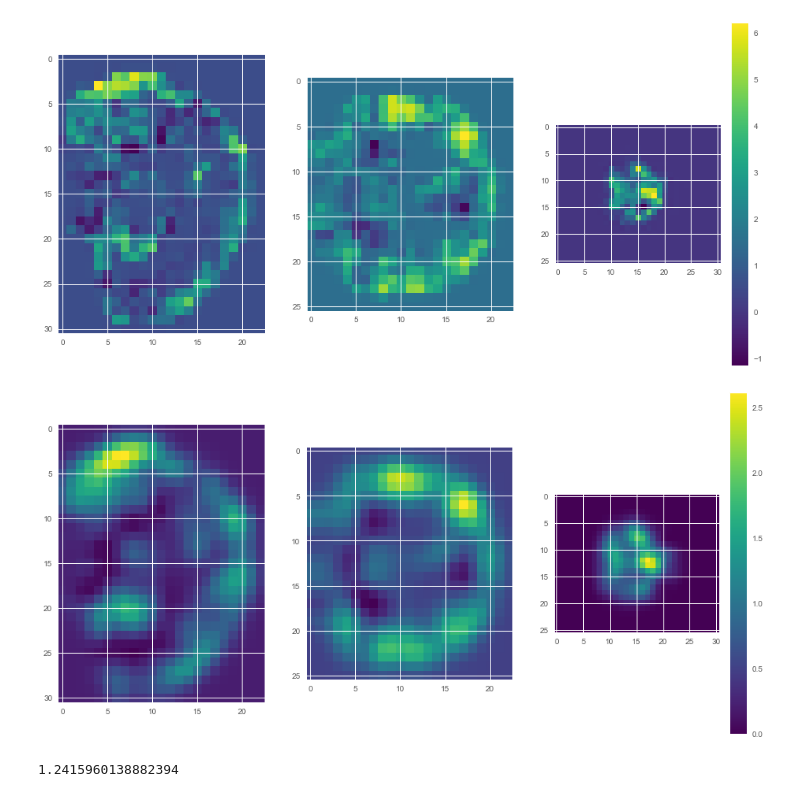
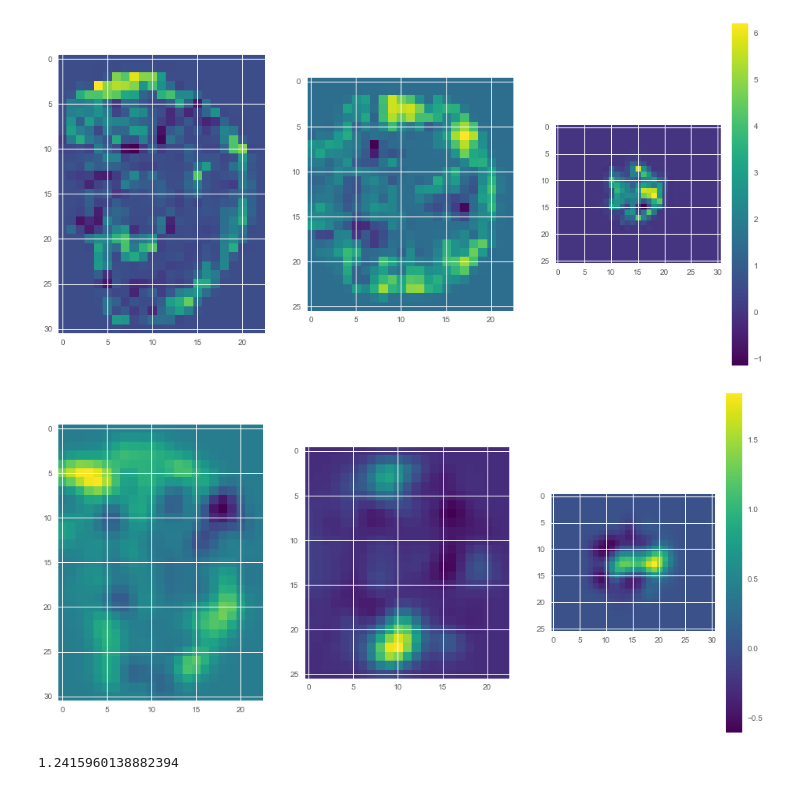
Before and after one commit to WesleyyC/fMRI-classification, a Jupyter notebook: data_preprocess_analyze/Data_Analyze_Wes.ipynb, the cells around one changed output. Drawn from its saved outputs; the diff is of its cells as text; code cells hidden in the pictures.

```diff
--- a/data_preprocess_analyze/Data_Analyze_Wes.ipynb
+++ b/data_preprocess_analyze/Data_Analyze_Wes.ipynb
@@ -91,38 +91,39 @@ def normalized_data(images):
     normed = np.zeros(images.shape)
     for idx, image in enumerate(images):
         normed[idx] = gaussian_filter(image, sigma=1)
+        np.multiply(normed[idx], (normed[idx] > np.percentile(normed[idx].flatten(), 90)))
     return normed
 
 normalized_train_X = normalized_data(train_X)
 # %%
 def plot_shape(image, dimension_0, dimension_1, dimension_2):
 
     plt.figure(figsize=(16,8))
 
     cmap = 'viridis'
 
     plt.subplot(1, 3, 1)
     plt.imshow(image[dimension_0,:,:],cmap=cmap)
 
     plt.subplot(1, 3, 2)
     plt.imshow(image[:,dimension_1,:],cmap=cmap)
 
     plt.subplot(1, 3, 3)
     plt.imshow(image[:,:,dimension_2],cmap=cmap)
 
     plt.colorbar()
 
     plt.show()
 
-sample_no = 100
+sample_no = 10
 dimension_0 = 10
 dimension_1 = 12
 dimension_2 = 20
 
 image = normalized_train_X[sample_no]
 plot_shape(image, dimension_0, dimension_1, dimension_2)
 # %% [output]
-[figure, old version]
+[figure, new version]
 # %%
 sample_no = 100
 
```
Also changed, not shown: parts of 1 cell of this notebook, 3 other files.
